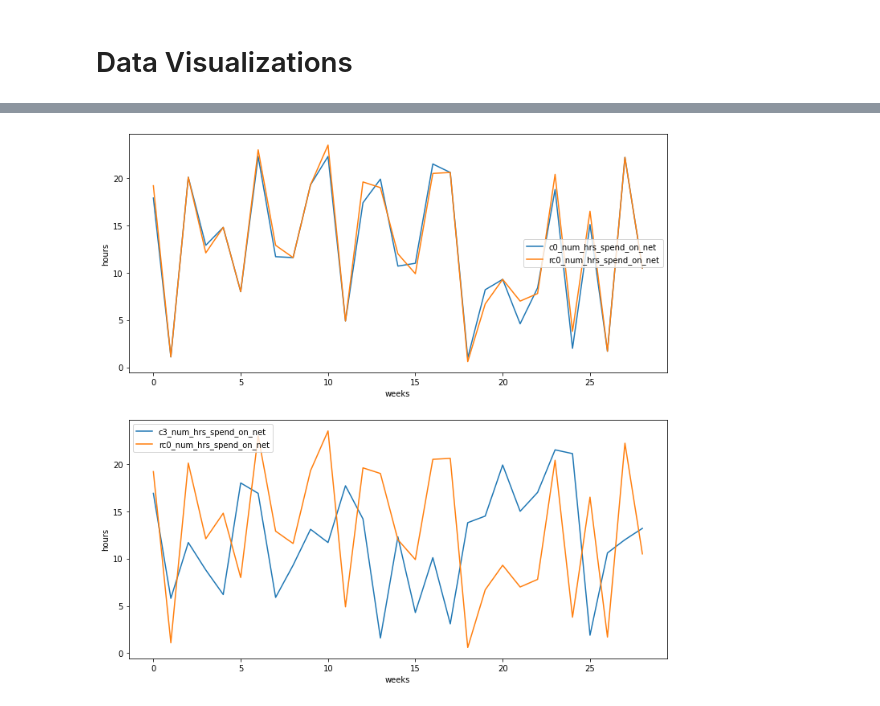
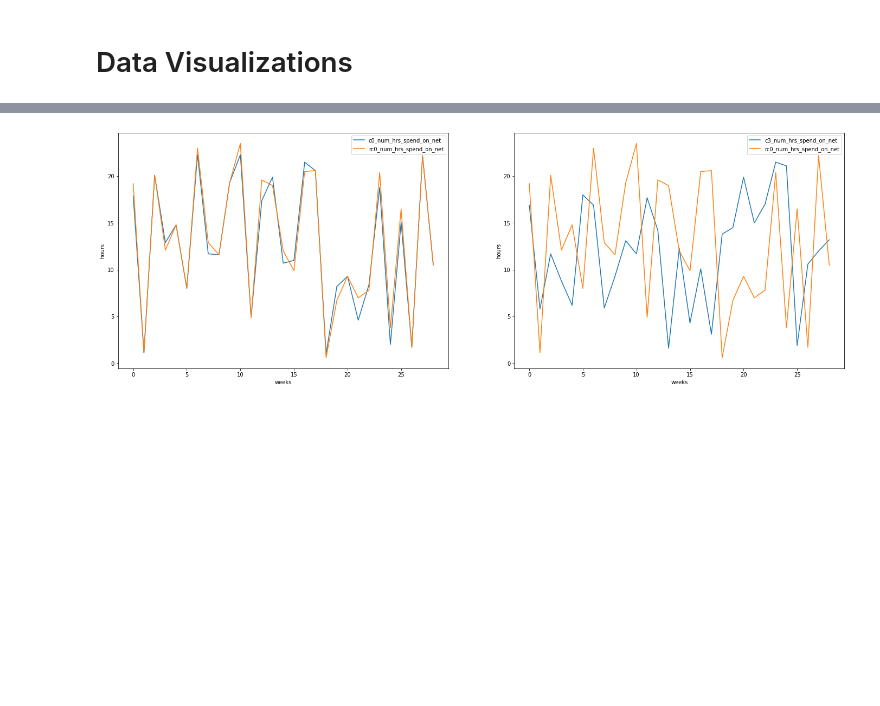
Before and after one commit to rjPajaro/Pattern-Recognition-Projects, a Jupyter notebook: rc-data-analysis/rc-analysis-demo.ipynb, the cells around one changed output, grey strips where cells are left out. Drawn from its saved outputs; the diff is of its cells as text; code cells hidden in the pictures; blank space fills up the shorter version.

```diff
--- a/rc-data-analysis/rc-analysis-demo.ipynb
+++ b/rc-data-analysis/rc-analysis-demo.ipynb
@@ -313,19 +302,19 @@ dv1.head()
 | 4 | 9369298671 | 0 | 14.8 | 7.28 | 9995451837 | ... |
 # %%
 #plt.plot_date(df1['weeks'],df1['credits_loaded_per_week'])
-plt.rcParams["figure.figsize"] = (12,12)
+plt.rcParams["figure.figsize"] = (24,8)
 
 #fig, axes = plt.subplots(nrows=2, ncols=2)
-plt.subplot(2,1,1)
+plt.subplot(1,2,1)
 ax1 = dv1.plot.line(y=['c0_num_hrs_spend_on_net','rc0_num_hrs_spend_on_net'], ax=plt.gca())
 plt.xlabel('weeks')
 plt.ylabel('hours')
 
-plt.subplot(2,1,2)
+plt.subplot(1,2,2)
 ax2 = dv2.plot.line(y=['c3_num_hrs_spend_on_net','rc0_num_hrs_spend_on_net'], ax=plt.gca())
 plt.xlabel('weeks')
 plt.ylabel('hours')
 
 plt.show()
 # %% [output]
-[figure, old version]
+[figure, new version]
```
Also changed, not shown: parts of 1 cell of this notebook.
